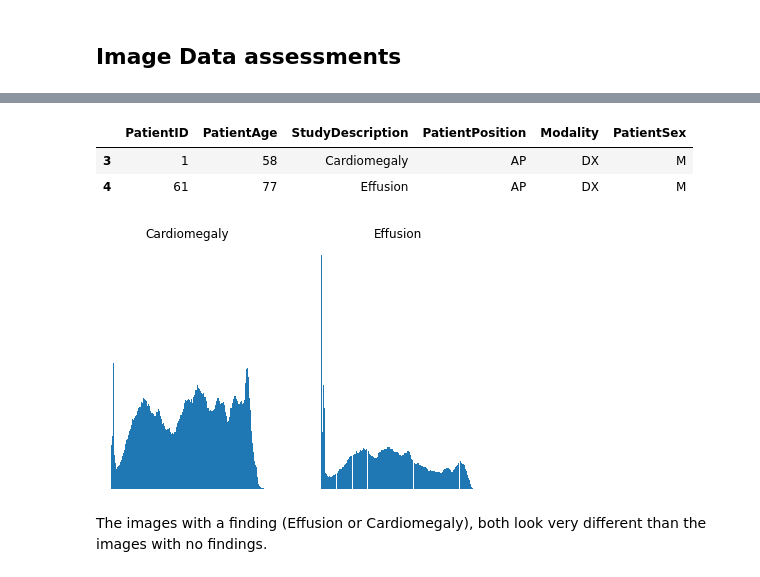
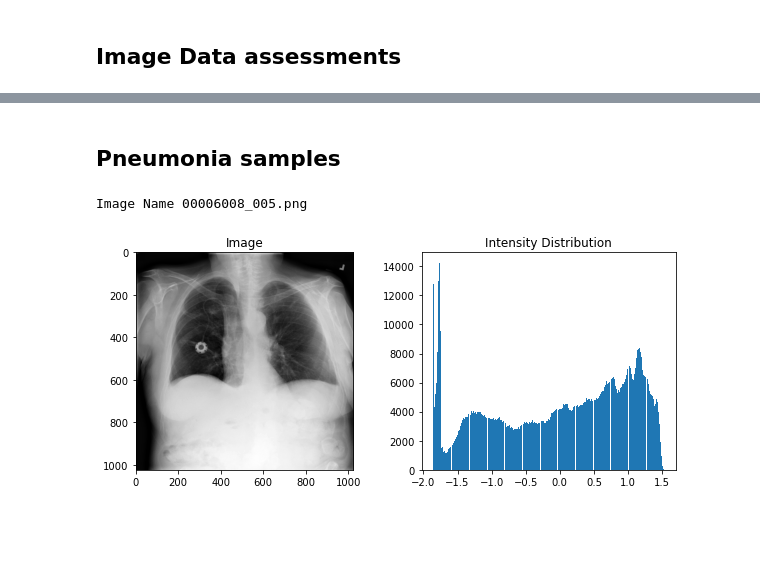
Before and after one commit to SaschaMet/Udacity-AI-for-Healthcare-NanoDegree, a Jupyter notebook: Pneumonia Detection from Chest X-Rays/EDA.ipynb, the cells around one changed output, grey strips where cells are left out. Saved outputs shown, nothing was run; the diff lists cells and outputs as text; code cells hidden in the pictures; blank space fills up the shorter version.

```diff
--- a/Pneumonia Detection from Chest X-Rays/EDA.ipynb
+++ b/Pneumonia Detection from Chest X-Rays/EDA.ipynb
@@ -498,11 +470,0 @@ keywords = [
-# %%
-df_data = []
-
-for index, dcm in enumerate(dcm_data):
-    d = []
-    for key in keywords:
-        d.append(dcm[key].value)
-    df_data.append(d)
-
-df_dcom = pd.DataFrame(df_data, columns = keywords)
-df_dcom.head(6)
@@ -523,3 +477,21 @@ def standardize_image(imageData):
     new_img = imageData.copy()
     new_img = (new_img - mean_intensity)/std_intensity
     return new_img
+
+## helper function to print the image and the intensity distribution
+def image_distribution(image):
+    f = plt.figure()
+    f.set_figwidth(10)
+
+    # standardize the image data
+    image = standardize_image(image)
+
+    s1 = f.add_subplot(1, 2, 1)
+    s1.set_title('Image')
+    plt.imshow(image, cmap='gray')
+
+    s2 = f.add_subplot(1, 2, 2)
+    s2.set_title('Intensity Distribution')
+    plt.hist(image.ravel(), bins = 256)
+
+    plt.show()
@@ -555,24 +498,13 @@ The desitiy values for patient 2 look very identical on every image
-# %%
-findings =  df_dcom['StudyDescription'] != 'No Finding'
-df_dcom_findings = df_dcom[findings]
-df_dcom_findings.head()
-# %% [output]
-|  | PatientID | PatientAge | StudyDescription | PatientPosition | Modality | PatientSex |
-| 3 | 1 | 58 | Cardiomegaly | AP | DX | M |
-| 4 | 61 | 77 | Effusion | AP | DX | M |
-# %%
-fig, axs = plt.subplots(1, 2)
-fig.tight_layout()
-
-c = 0
-for index, row in df_dcom_findings.iterrows():
-    pixel_data = dcm_data[index].pixel_array
-    std_image = standardize_image(pixel_data)
-    axs[c].hist(std_image.ravel(), bins = 256)
-    axs[c].set_title(row["StudyDescription"])
-    axs[c].axis('off')
-    c = c+1
-# %% [output]
-[figure, removed]
-# %% [markdown]
-The images with a finding (Effusion or Cardiomegaly), both look very different than the images with no findings.
+# %%
+# get the images from the patients
+image_paths = {os.path.basename(x): x for x in glob(os.path.join('/data','images*', '*', '*.png'))}
+# %% [markdown]
+## Pneumonia samples
+# %%
+img = d[d['Pneumonia']==1]['Image_Index'].sample().item()
+print('Image Name', img)
+img = io.imread(image_paths[img])
+image_distribution(img)
+# %% [output]
+Image Name 00006008_005.png
+[figure, added]
```
Also changed, not shown: parts of 19 cells of this notebook, 5 other files.
